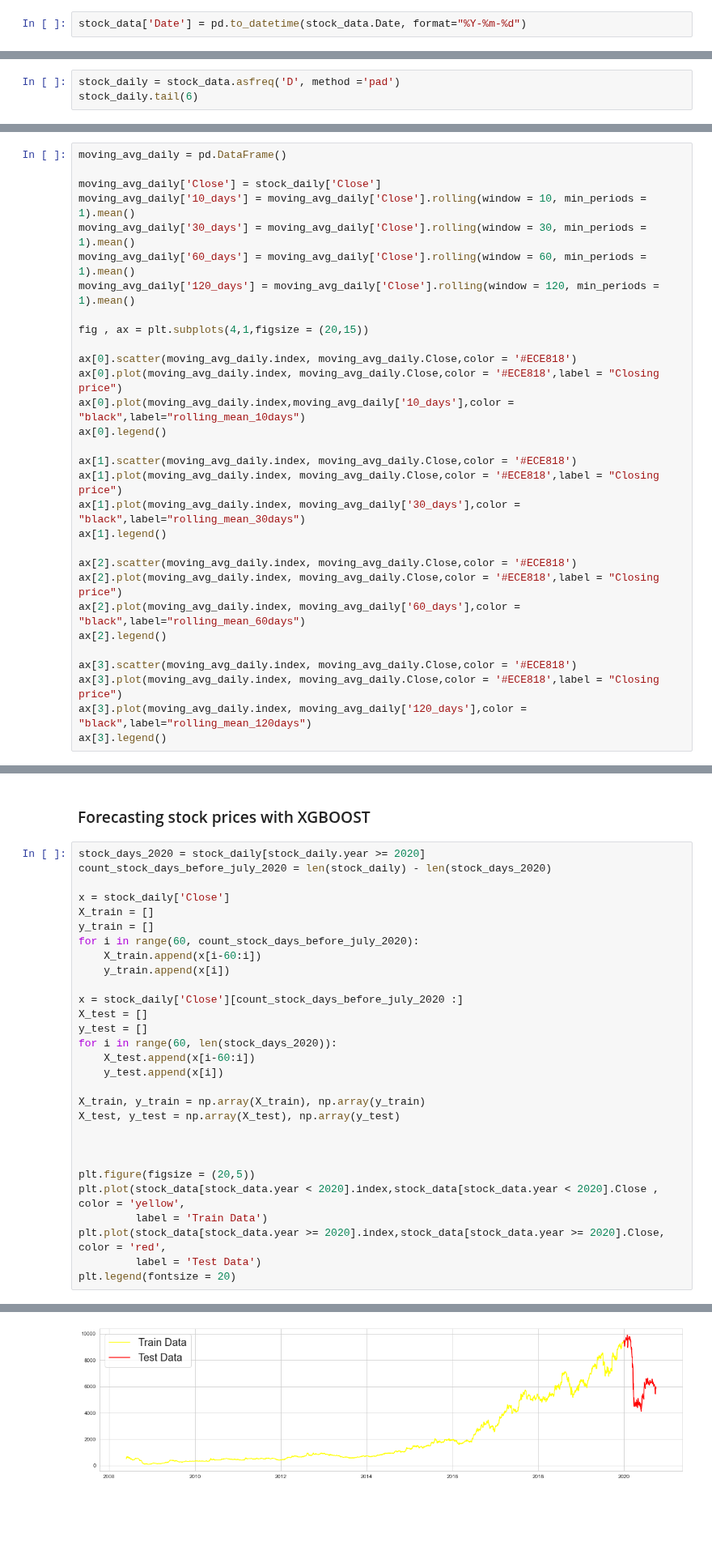
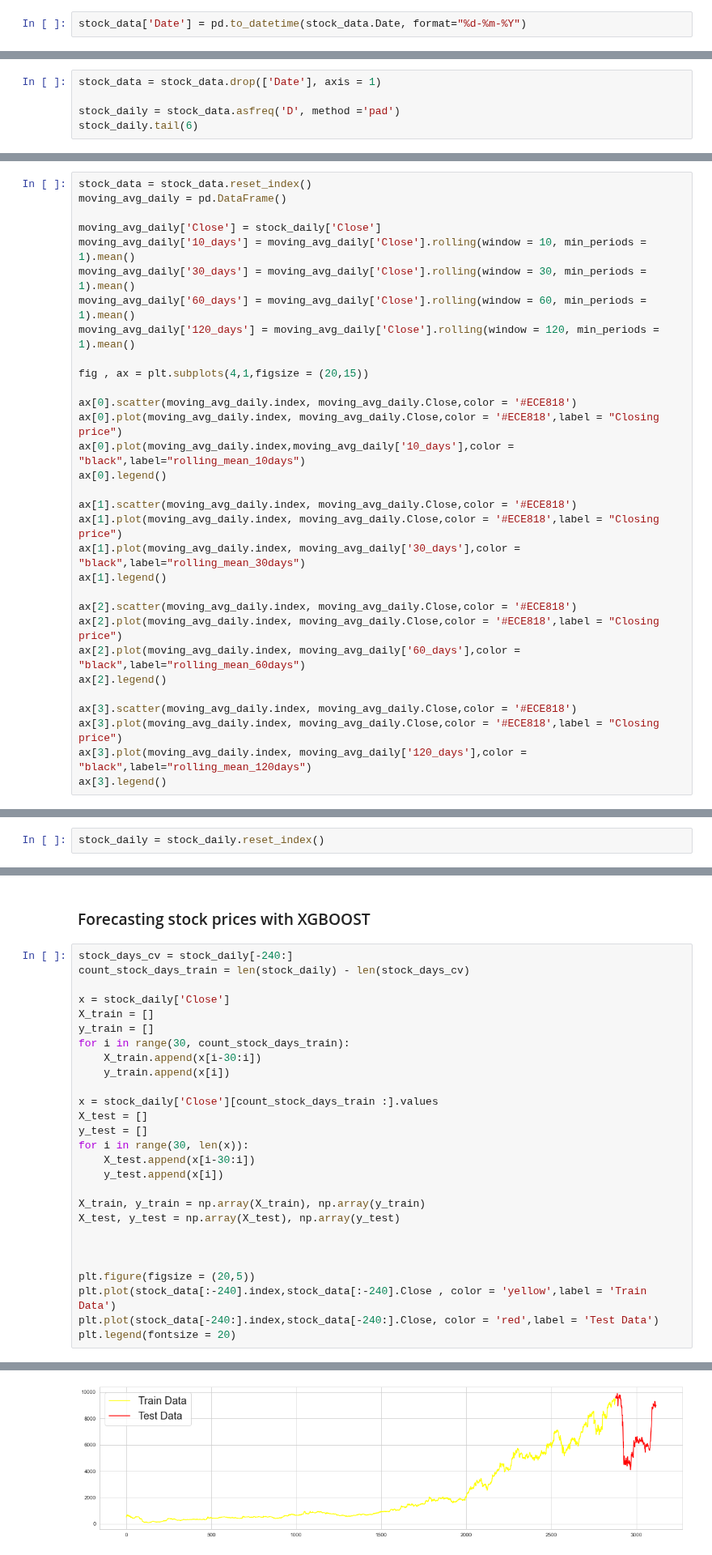
Before and after one commit to cjb123/Nifty50-data_Stock-Prediction-for-Bajaj-Finserv, a Jupyter notebook: Nifty_50_stock_data.ipynb, the cells around one changed output, grey strips where cells are left out. Shown at 81% size. Cells and saved outputs as stored; diff of their text form; blank space fills up the shorter version.

```diff
--- a/Nifty_50_stock_data.ipynb
+++ b/Nifty_50_stock_data.ipynb
@@ -89,5 +83,5 @@ memory usage: 358.5+ KB
 # %%
-stock_data['Date'] = pd.to_datetime(stock_data.Date, format="%Y-%m-%d")
+stock_data['Date'] = pd.to_datetime(stock_data.Date, format="%d-%m-%Y")
 # %%
 stock_data["year"] = stock_data.Date.dt.year
 stock_data["month"] = stock_data.Date.dt.month
@@ -188,4 +174,6 @@ In case of stock data, on saturdays and sundays, market remains closed, so Frida
 # %%
+stock_data = stock_data.drop(['Date'], axis = 1)
+
 stock_daily = stock_data.asfreq('D', method ='pad')
 stock_daily.tail(6)
 # %% [output]
@@ -200,4 +188,5 @@ stock_daily.tail(6)
 # %%
+stock_data = stock_data.reset_index()
 moving_avg_daily = pd.DataFrame()
 
 moving_avg_daily['Close'] = stock_daily['Close']
@@ -246,3 +234,5 @@ warnings.filterwarnings("ignore")
 # %% [markdown]
 <h3> Forecasting stock Prices with Prophet </h3>
+# %%
+stock_daily = stock_daily.reset_index()
 # %%
@@ -324,37 +307,35 @@ Forecasted value on  2021-09-30T00:00:00.000000000 is  8370.73
 # %% [markdown]
 <h3> Forecasting stock prices with XGBOOST </h3>
 # %%
-stock_days_2020 = stock_daily[stock_daily.year >= 2020]
-count_stock_days_before_july_2020 = len(stock_daily) - len(stock_days_2020)
+stock_days_cv = stock_daily[-240:]
+count_stock_days_train = len(stock_daily) - len(stock_days_cv)
 
 x = stock_daily['Close']
 X_train = []
 y_train = []
-for i in range(60, count_stock_days_before_july_2020):
-    X_train.append(x[i-60:i])
+for i in range(30, count_stock_days_train):
+    X_train.append(x[i-30:i])
     y_train.append(x[i])
 
-x = stock_daily['Close'][count_stock_days_before_july_2020 :]
+x = stock_daily['Close'][count_stock_days_train :].values
 X_test = []
 y_test = []
-for i in range(60, len(stock_days_2020)):
-    X_test.append(x[i-60:i])
+for i in range(30, len(x)):
+    X_test.append(x[i-30:i])
     y_test.append(x[i])
 
 X_train, y_train = np.array(X_train), np.array(y_train)
 X_test, y_test = np.array(X_test), np.array(y_test)
 
 
 
 plt.figure(figsize = (20,5))
-plt.plot(stock_data[stock_data.year < 2020].index,stock_data[stock_data.year < 2020].Close , color = 'yellow',
-         label = 'Train Data')
-plt.plot(stock_data[stock_data.year >= 2020].index,stock_data[stock_data.year >= 2020].Close, color = 'red',
-         label = 'Test Data')
+plt.plot(stock_data[:-240].index,stock_data[:-240].Close , color = 'yellow',label = 'Train Data')
+plt.plot(stock_data[-240:].index,stock_data[-240:].Close, color = 'red',label = 'Test Data')
 plt.legend(fontsize = 20)
 # %% [output]
 <matplotlib.legend.Legend at 0x...>
-[figure, old version]
+[figure, new version]
 # %%
 xgb = xgboost.XGBRegressor(random_state = 101, tree_method='gpu_hist')
 
```
Also changed, not shown: parts of 50 cells of this notebook.
